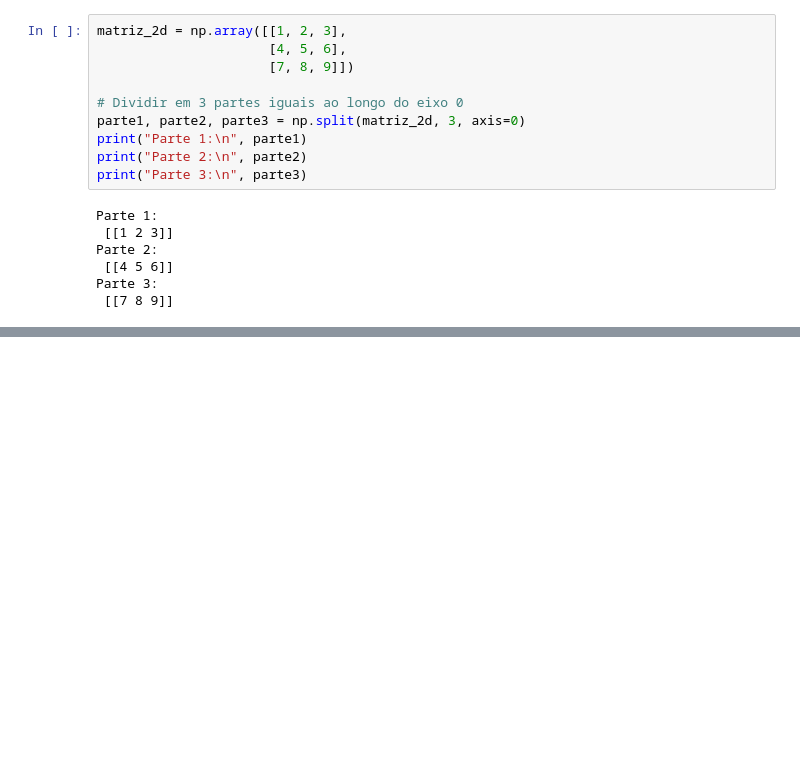
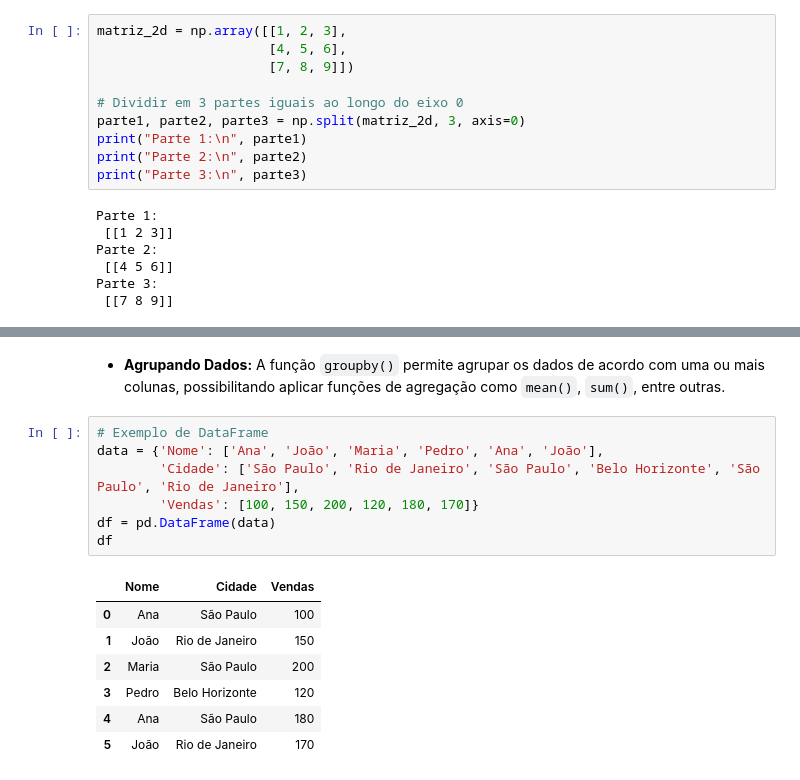
Before and after one commit to tiagopessoalima/TATI, a Jupyter notebook: Aula_Semana_02_(TATI).ipynb, the cells around one changed output, grey strips where cells are left out. Drawn from its saved outputs; the diff is of its cells as text; blank space fills up the shorter version.

```diff
--- a/Aula_Semana_02_(TATI).ipynb
+++ b/Aula_Semana_02_(TATI).ipynb
@@ -388,0 +522,17 @@ Essas ferramentas são a base para **Ciência de Dados** com Python. A partir de
+# %% [markdown]
+- **Agrupando Dados:** A função `groupby()` permite agrupar os dados de acordo com uma ou mais colunas, possibilitando aplicar funções de agregação como `mean()`, `sum()`, entre outras.
+# %%
+# Exemplo de DataFrame
+data = {'Nome': ['Ana', 'João', 'Maria', 'Pedro', 'Ana', 'João'],
+        'Cidade': ['São Paulo', 'Rio de Janeiro', 'São Paulo', 'Belo Horizonte', 'São Paulo', 'Rio de Janeiro'],
+        'Vendas': [100, 150, 200, 120, 180, 170]}
+df = pd.DataFrame(data)
+df
+# %% [output]
+|  | Nome | Cidade | Vendas |
+| 0 | Ana | São Paulo | 100 |
+| 1 | João | Rio de Janeiro | 150 |
+| 2 | Maria | São Paulo | 200 |
+| 3 | Pedro | Belo Horizonte | 120 |
+| 4 | Ana | São Paulo | 180 |
+| 5 | João | Rio de Janeiro | 170 |
```
Also changed, not shown: parts of 66 cells of this notebook.
